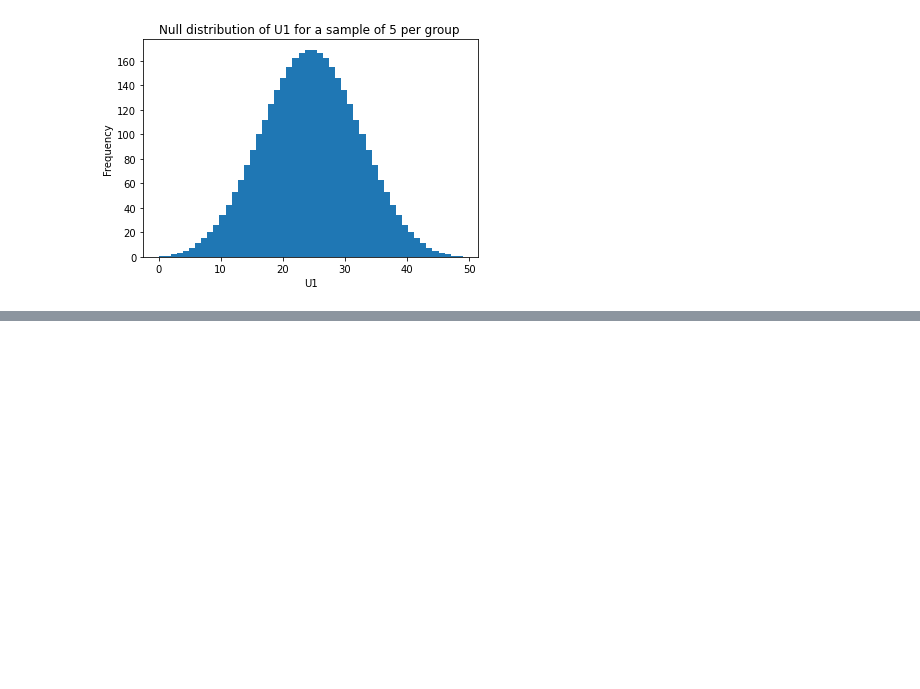
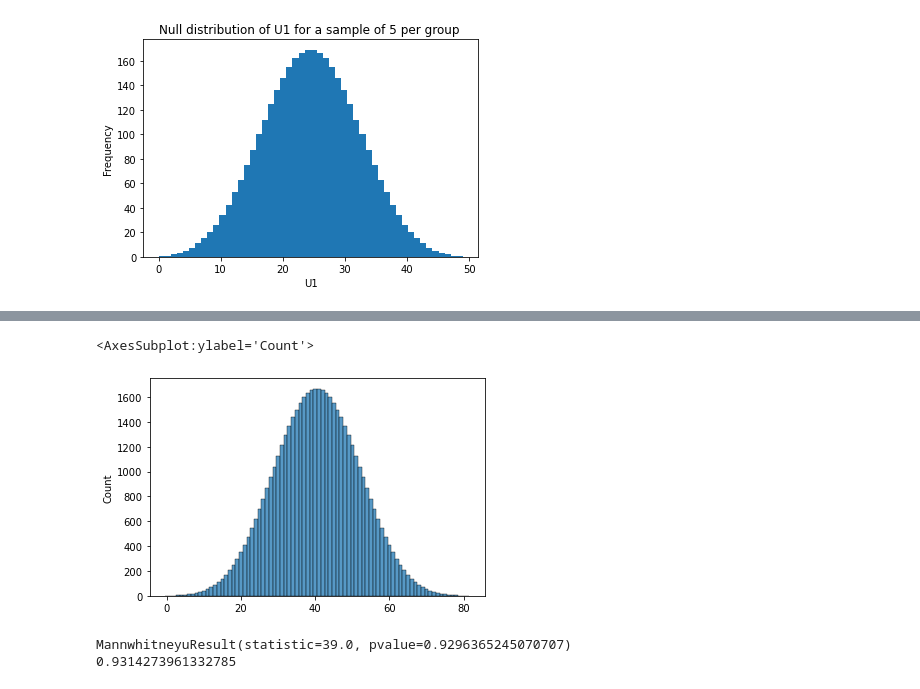
Before and after one commit to traceymoyston/Che2410_Project1, a Jupyter notebook: MoystonTracey_datavisulaisation.ipynb, the cells around one changed output, grey strips where cells are left out. Saved outputs shown, nothing was run; the diff lists cells and outputs as text; code cells hidden in the pictures; blank space fills up the shorter version.

```diff
--- a/MoystonTracey_datavisulaisation.ipynb
+++ b/MoystonTracey_datavisulaisation.ipynb
@@ -208,0 +322,38 @@ InvalidIndexError: (slice(None, None, None), None)
+# %%
+# Set sample size, asssuming an equal # of samples from both groups
+n = len(mdage);
+
+# Get all possible combinations and make list to an array
+tmp = list(itertools.product([0,1], repeat=2*n))
+tmp = np.array(tmp).reshape(-1,2*n)
+
+# Keep only combinations that makes sense. I.e., combos that have an equal # of
+# 0s and 1s
+Keep = (np.sum(tmp==0,axis =1)==n) & (np.sum(tmp==1,axis=1)==n);
+all_combos = tmp[Keep,:];
+# print(len(all_combos))
+# print(all_combos)
+
+# Calculate U1 for each possible combination
+R1 = [] # As a list
+
+for m in np.arange(0,len(all_combos)):
+    tmp = np.sum(np.where(all_combos[m,:]==0)); # Get position of 0 in each row
+    tmp = tmp + n;
+    R1.append(tmp)
+
+R1 = np.array(R1) #make back into an array.
+
+#print(R1)
+U1 = R1-(n*(n+1))/2
+#print(U1)
+sns.histplot(U1, discrete = True)
+# %% [output]
+<AxesSubplot:ylabel='Count'>
+[figure, added]
+# %%
+print(stats.mannwhitneyu(monage,mdage))
+print(sum(U1<=39)/len(U1)*2)
+# %% [output]
+MannwhitneyuResult(statistic=39.0, pvalue=0.9296365245070707)
+0.9314273961332785
```
Also changed, not shown: parts of 10 cells of this notebook.
